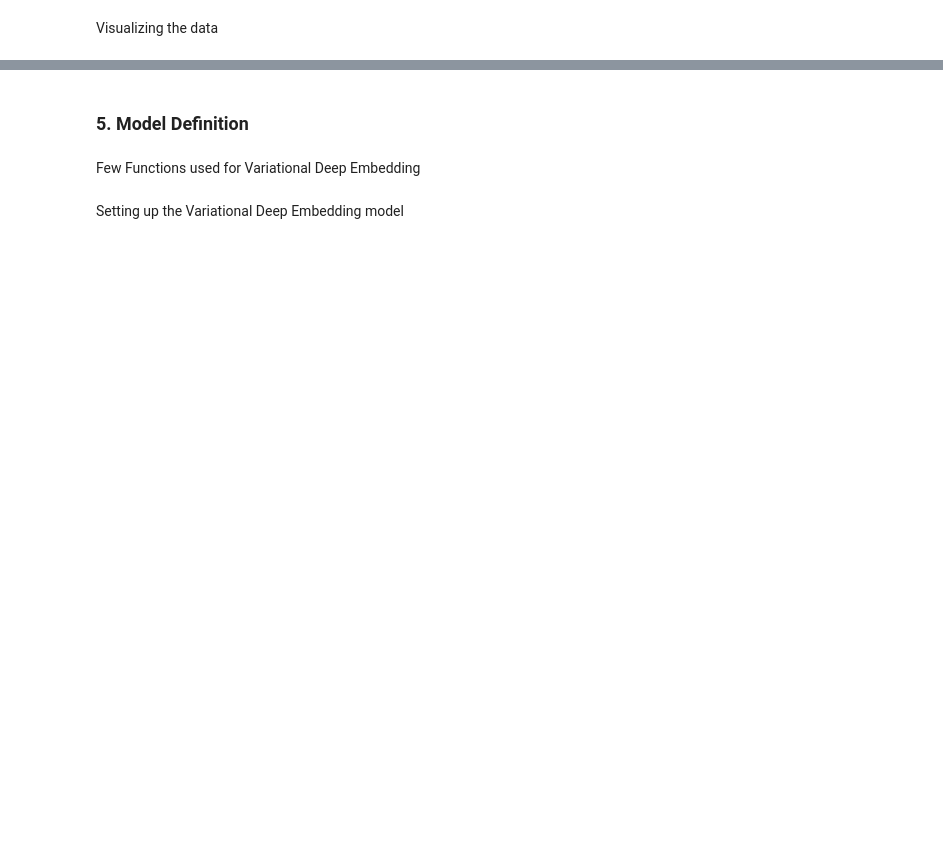
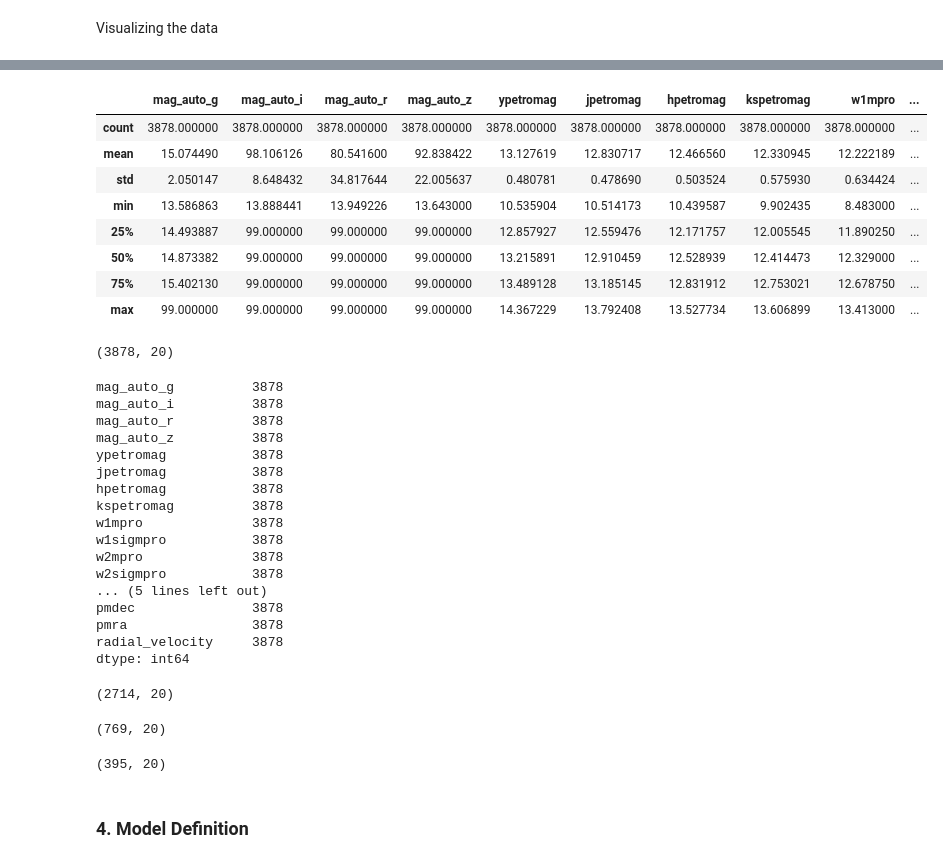
Before and after one commit to ashkarale/AGN_Selection, a Jupyter notebook: notebooks/QSO_VAE.ipynb, the cells around one changed output, grey strips where cells are left out. Cells and saved outputs as stored; diff of their text form; code cells hidden in the pictures; blank space fills up the shorter version.

```diff
--- a/notebooks/QSO_VAE.ipynb
+++ b/notebooks/QSO_VAE.ipynb
@@ -181,0 +153,10 @@ Prepare the actual data that will be fed to the model
+# %%
+# Cut RA, Dec, and Object IDs
+# Cut the errors
+# Also cut the classprob values
+fc_list = ['mag_auto_g', 'mag_auto_i', 'mag_auto_r', 'mag_auto_z', 'ypetromag', 'jpetromag', 'hpetromag',
+               'kspetromag', 'w1mpro', 'w1sigmpro', 'w2mpro', 'w2sigmpro', 'extended_class_g', 'extended_class_r',
+               'extended_class_i', 'extended_class_z', 'pm', 'pmdec', 'pmra', 'radial_velocity']
+# %%
+fc15_30 = fc15_30[fc_list]
+fc15_30.count()
@@ -182,4 +181,65 @@ Prepare the actual data that will be fed to the model
+# %%
+fc15_30 = fc15_30.dropna()
+display(fc15_30.describe())
+display(fc15_30.shape)
+fc15_30.count()
+# %% [output]
+|  | mag_auto_g | mag_auto_i | mag_auto_r | mag_auto_z | ypetromag | jpetromag | hpetromag | kspetromag | w1mpro | ... |
+| count | 3878.000000 | 3878.000000 | 3878.000000 | 3878.000000 | 3878.000000 | 3878.000000 | 3878.000000 | 3878.000000 | 3878.000000 | ... |
+| mean | 15.074490 | 98.106126 | 80.541600 | 92.838422 | 13.127619 | 12.830717 | 12.466560 | 12.330945 | 12.222189 | ... |
+| std | 2.050147 | 8.648432 | 34.817644 | 22.005637 | 0.480781 | 0.478690 | 0.503524 | 0.575930 | 0.634424 | ... |
+| min | 13.586863 | 13.888441 | 13.949226 | 13.643000 | 10.535904 | 10.514173 | 10.439587 | 9.902435 | 8.483000 | ... |
+| 25% | 14.493887 | 99.000000 | 99.000000 | 99.000000 | 12.857927 | 12.559476 | 12.171757 | 12.005545 | 11.890250 | ... |
+| 50% | 14.873382 | 99.000000 | 99.000000 | 99.000000 | 13.215891 | 12.910459 | 12.528939 | 12.414473 | 12.329000 | ... |
+| 75% | 15.402130 | 99.000000 | 99.000000 | 99.000000 | 13.489128 | 13.185145 | 12.831912 | 12.753021 | 12.678750 | ... |
+| max | 99.000000 | 99.000000 | 99.000000 | 99.000000 | 14.367229 | 13.792408 | 13.527734 | 13.606899 | 13.413000 | ... |
+(3878, 20)
+mag_auto_g          3878
+mag_auto_i          3878
+mag_auto_r          3878
+mag_auto_z          3878
+ypetromag           3878
+jpetromag           3878
+hpetromag           3878
+kspetromag          3878
+w1mpro              3878
+w1sigmpro           3878
+w2mpro              3878
+w2sigmpro           3878
+... (5 lines left out)
+pmdec               3878
+pmra                3878
+radial_velocity     3878
+dtype: int64
+# %%
+#Standardizing and Scaling
+'''
+Standardize to find mean and sigma
+Scale the validation sets
+Scale the data accordingly as per the classifier
+'''
+
+X = fc15_30
+
+X_train, X_test = model_selection.train_test_split(X,test_size = 0.3, random_state = 123)
+X_test, X_val = model_selection.train_test_split(X_test, test_size = 0.66,
+                                                                random_state = 123)
+
+
+scaler = StandardScaler()
+scaler.fit(X_train)
+
+X_train = scaler.transform(X_train)
+X_val = scaler.transform(X_val)
+X_test = scaler.transform(X_test)
+
+
+#pd.DataFrame(X_test, columns=X.columns).hist(figsize = [35, 35], bins=500)
+#plt.show()
+display(X_train.shape, X_val.shape, X_test.shape)
+# %% [output]
+(2714, 20)
+(769, 20)
+(395, 20)
 # %% [markdown]
-### 5. Model Definition
+### 4. Model Definition
-# %% [markdown]
-Few Functions used for Variational Deep Embedding
@@ -218,2 +245,0 @@ def label_assignement(y_true, y_pred):
-# %% [markdown]
-Setting up the Variational Deep Embedding model
```
Also changed, not shown: parts of 22 cells of this notebook.
